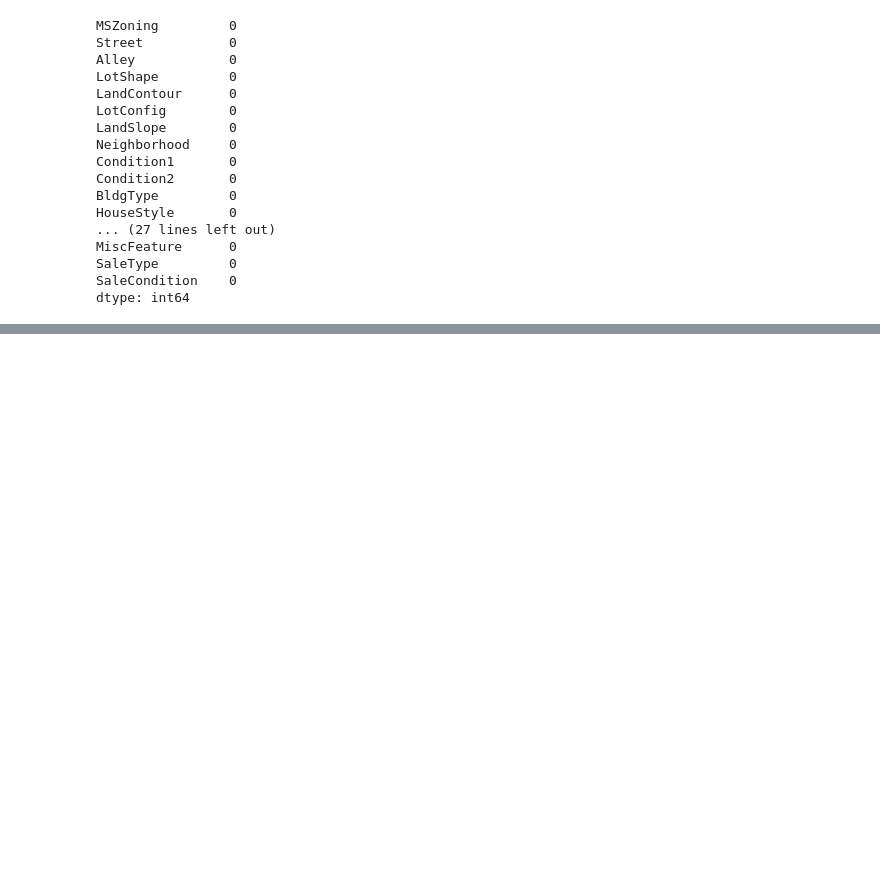
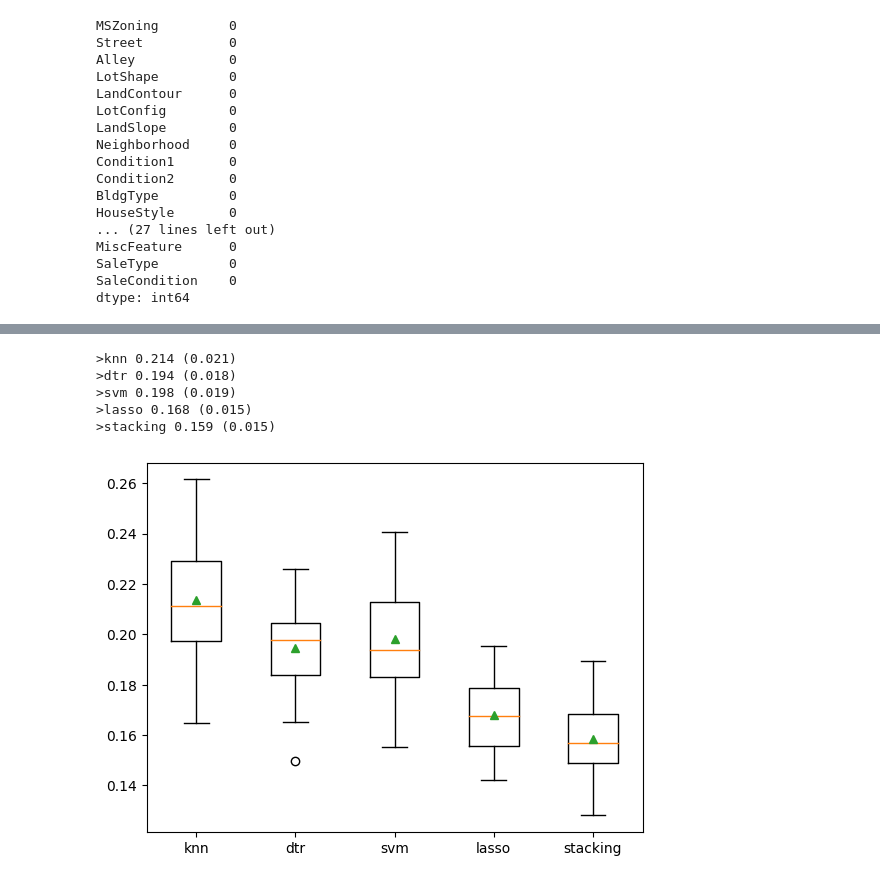
Before and after one commit to OleksiiLatypov/House_Prices, a Jupyter notebook: notebookf933883802.ipynb, the cells around one changed output, grey strips where cells are left out. Drawn from its saved outputs; the diff is of its cells as text; code cells hidden in the pictures; blank space fills up the shorter version.

```diff
--- a/notebookf933883802.ipynb
+++ b/notebookf933883802.ipynb
@@ -318,0 +458,3 @@ sns.heatmap(correlation_matrix, annot=True, cmap='coolwarm', fmt='0.2f', annot_k
+# %%
+y_train = np.log(train.SalePrice)
+y_train
@@ -318,0 +554,64 @@ sns.heatmap(correlation_matrix, annot=True, cmap='coolwarm', fmt='0.2f', annot_k
+# %%
+from numpy import mean
+from numpy import std
+from sklearn.datasets import make_regression
+from sklearn.model_selection import cross_val_score
+from sklearn.model_selection import RepeatedKFold
+from sklearn.linear_model import LinearRegression, Lasso
+from sklearn.neighbors import KNeighborsRegressor
+from sklearn.tree import DecisionTreeRegressor
+from sklearn.svm import SVR
+from sklearn.ensemble import StackingRegressor, RandomForestRegressor, GradientBoostingRegressor
+from matplotlib import pyplot
+
+# get a stacking ensemble of models
+def get_stacking():
+ # define the base models
+ level0 = list()
+ level0.append(('knn', KNeighborsRegressor(n_neighbors=7)))
+ level0.append(('dtr', DecisionTreeRegressor()))
+ level0.append(('svm', SVR()))
+ level0.append(('lasso', Lasso()))
+ # define meta learner model
+ level1 = GradientBoostingRegressor()
+ # define the stacking ensemble
+ model = StackingRegressor(estimators=level0, final_estimator=level1, cv=5)
+ return model
+
+# get a list of models to evaluate
+def get_models():
+ models = dict()
+ models['knn'] = KNeighborsRegressor(n_neighbors=7)
+ models['dtr'] = DecisionTreeRegressor()
+ models['svm'] = SVR()
+ models['lasso'] = Lasso()
+ models['stacking'] = get_stacking()
+ return models
+
+# evaluate a given model using cross-validation
+def evaluate_model(model, X, y):
+ cv = RepeatedKFold(n_splits=10, n_repeats=3, random_state=1)
+ scores = -cross_val_score(model, X, y, scoring='neg_mean_squared_error', cv=cv, n_jobs=-1, error_score='raise')
+ return np.sqrt(scores)
+
+# define dataset
+X, y = X_train, y_train
+# get the models to evaluate
+models = get_models()
+# evaluate the models and store results
+results, names = list(), list()
+for name, model in models.items():
+ scores = evaluate_model(model, X_train, y_train)
+ results.append(scores)
+ names.append(name)
+ print('>%s %.3f (%.3f)' % (name, mean(scores), std(scores)))
+# plot model performance for comparison
+pyplot.boxplot(results, labels=names, showmeans=True)
+pyplot.show()
+# %% [output]
+>knn 0.214 (0.021)
+>dtr 0.194 (0.018)
+>svm 0.198 (0.019)
+>lasso 0.168 (0.015)
+>stacking 0.159 (0.015)
+[figure, added]
```
Also changed, not shown: parts of 37 cells of this notebook.
